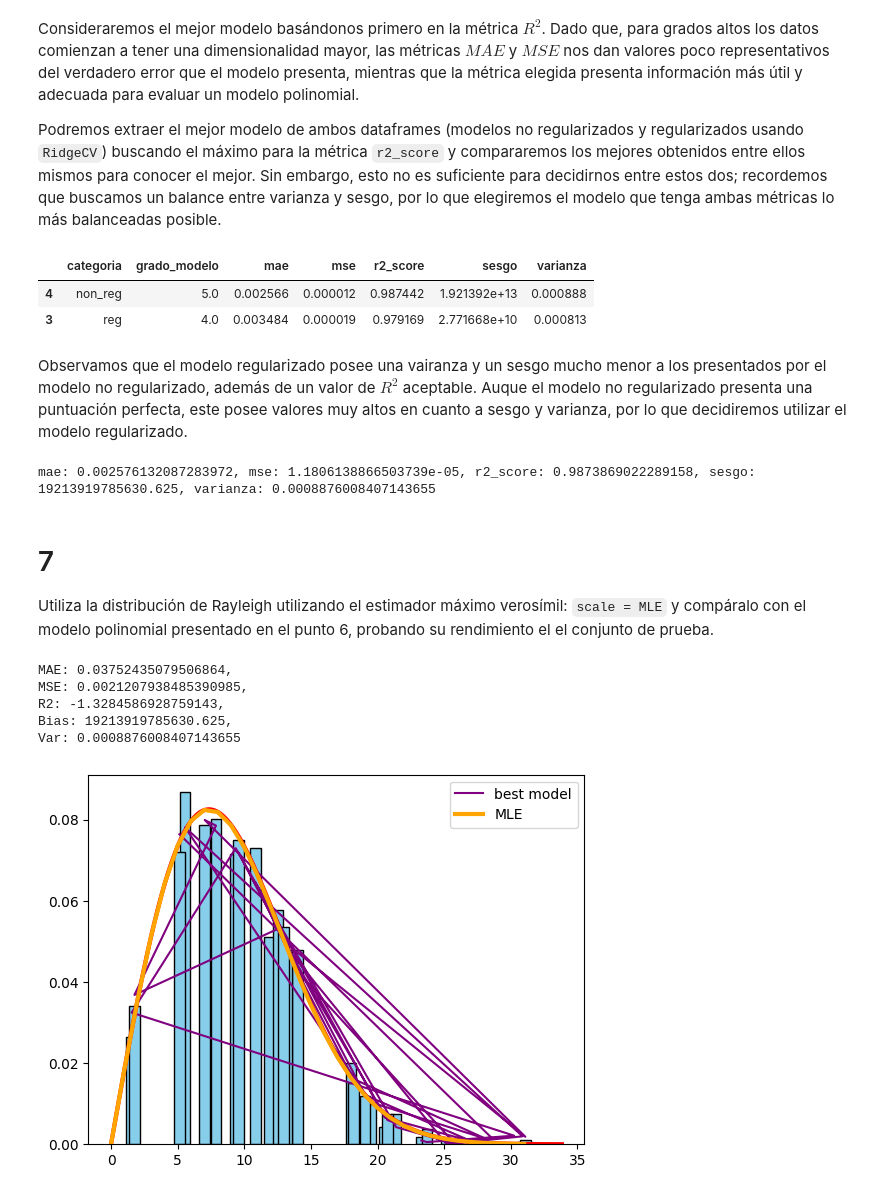
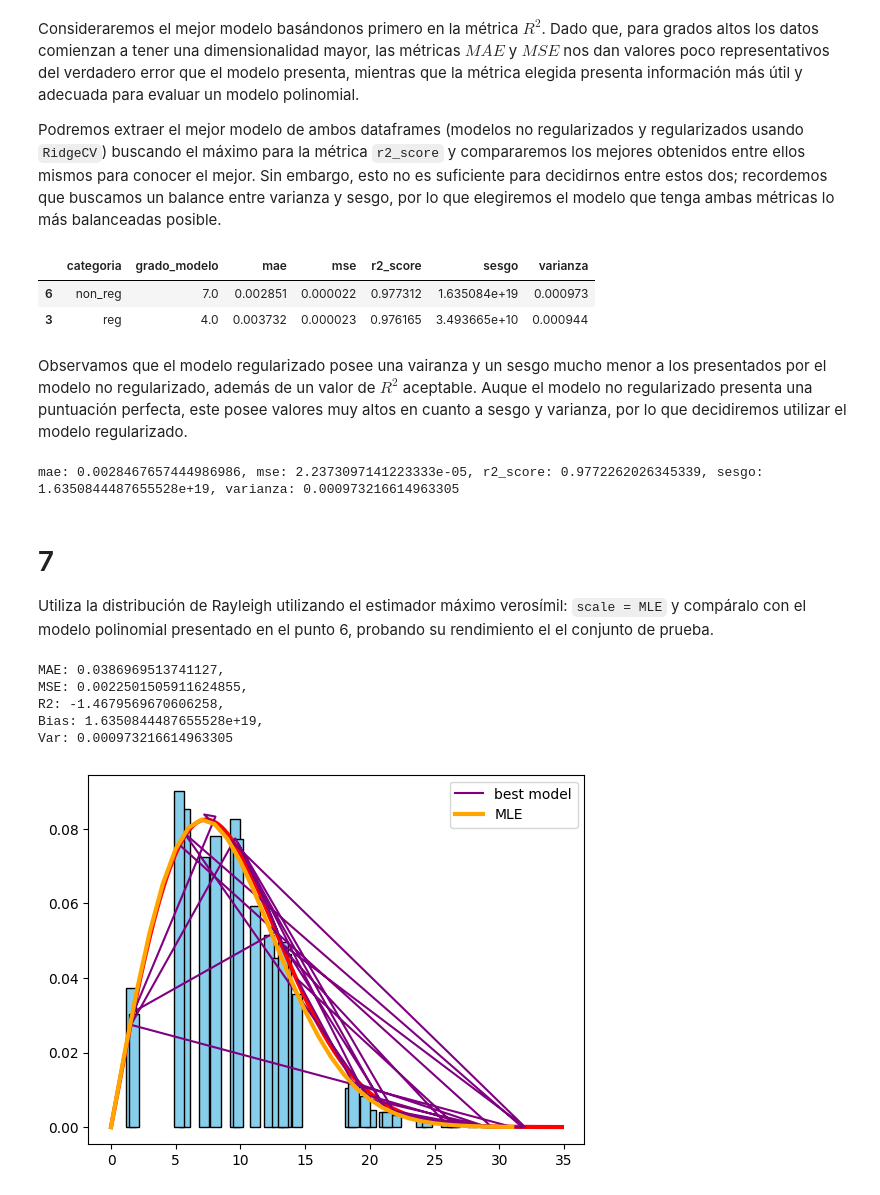
Before and after one commit to AlbertNath/rp-ml-20242, a Jupyter notebook: practica5/rpaa-practica5.ipynb, the cells around one changed output. Drawn from its saved outputs; the diff is of its cells as text; code cells hidden in the pictures.

```diff
--- a/practica5/rpaa-practica5.ipynb
+++ b/practica5/rpaa-practica5.ipynb
@@ -81,7 +78,7 @@ def create_model_df(max_deg, normalized=False):
         cols = ['grado_modelo', 'mae', 'mse', 'r2_score', 'sesgo', 'varianza']
     df = pd.DataFrame(columns=cols)
 
-    model = RidgeCV(alphas=[1e-3, 1e-2, 1e-1, 1]) if normalized else LinearRegression()
+    model = RidgeCV(alphas=[1e-7, 1e-6, 1e-5, 1e-4, 1e-3, 1e-2, 1e-1, 1]) if normalized else LinearRegression()
 
     for deg in range(1, max_deg + 1):
         x_train, y_train = reshape_data(X_train, Y_train)
@@ -151,8 +148,8 @@ best_models.insert(0, "categoria", ['non_reg', 'reg'])
 best_models
 # %% [output]
 |  | categoria | grado_modelo | mae | mse | r2_score | sesgo | varianza |
-| 4 | non_reg | 5.0 | 0.002566 | 0.000012 | 0.987442 | 1.921392e+13 | 0.000888 |
-| 3 | reg | 4.0 | 0.003484 | 0.000019 | 0.979169 | 2.771668e+10 | 0.000813 |
+| 6 | non_reg | 7.0 | 0.002851 | 0.000022 | 0.977312 | 1.635084e+19 | 0.000973 |
+| 3 | reg | 4.0 | 0.003732 | 0.000023 | 0.976165 | 3.493665e+10 | 0.000944 |
 # %% [markdown]
 Observamos que el modelo regularizado posee una vairanza y un sesgo mucho menor a los presentados por el modelo no regularizado, además de un valor de $R^2$ aceptable. Auque el modelo no regularizado presenta una puntuación perfecta, este posee valores muy altos en cuanto a sesgo y varianza, por lo que decidiremos utilizar el modelo regularizado.
 # %%
@@ -169,33 +166,31 @@ def build_model(model_deg):
 best_deg = int(best_models.iloc[0]['grado_modelo'])
 best_model = build_model(best_deg)
 # %% [output]
-mae: 0.002576132087283972, mse: 1.1806138866503739e-05, r2_score: 0.9873869022289158, sesgo: 19213919785630.625, varianza: 0.0008876008407143655
+mae: 0.0028467657444986986, mse: 2.2373097141223333e-05, r2_score: 0.9772262026345339, sesgo: 1.6350844487655528e+19, varianza: 0.000973216614963305
 # %% [markdown]
 # 7
 Utiliza la distribución de Rayleigh utilizando el estimador máximo verosímil: `scale = MLE` y compáralo con el modelo polinomial presentado en el punto 6, probando su rendimiento el el conjunto de prueba.
 # %%
-X = np.concatenate([X_train, X_test])
-Y = np.concatenate([Y_train, Y_test])
 x_test, y_test = reshape_data(X_test, Y_test)
 MLE = np.sqrt((np.sum(x_test**2)) / (2 * len(x_test)))
 
 y_mle  = rayleigh_pdf(len(x_test), x_test, MLE)
 x_test = to_polynomial(x_test, best_deg)
 y_hat  = best_model.predict(x_test)
 
 mae, mse, r2, bias, var = compute_metrics(x_test, y_mle, y_hat)
 
 print(f"MAE: {mae},\nMSE: {mse},\nR2: {r2},\nBias: {bias},\nVar: {var}")
 plt.bar(X_test, Y_test, color='skyblue', edgecolor='black')
 plt.plot(rx, ray_pdf, 'r', linewidth=3)
 plt.plot(X_test, y_hat, label='best model', c='purple')
 plt.plot(y_mle, label='MLE', c='orange', linewidth=3)
 plt.legend()
 plt.show()
 # %% [output]
-MAE: 0.03752435079506864,
-MSE: 0.0021207938485390985,
-R2: -1.3284586928759143,
-Bias: 19213919785630.625,
-Var: 0.0008876008407143655
+MAE: 0.0386969513741127,
+MSE: 0.0022501505911624855,
+R2: -1.4679569670606258,
+Bias: 1.6350844487655528e+19,
+Var: 0.000973216614963305
-[figure, old version]
+[figure, new version]
```
Also changed, not shown: parts of 4 cells of this notebook.
